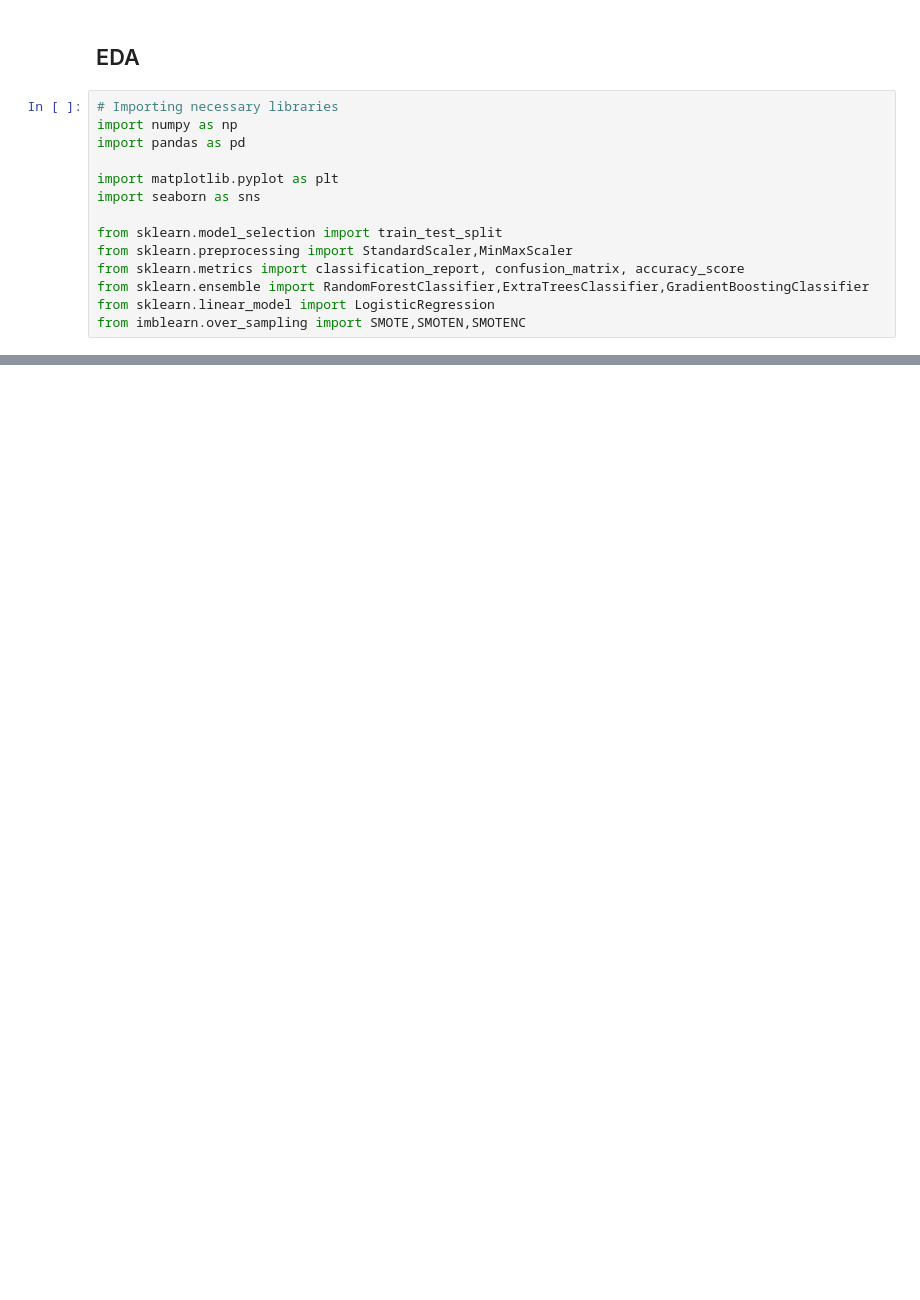
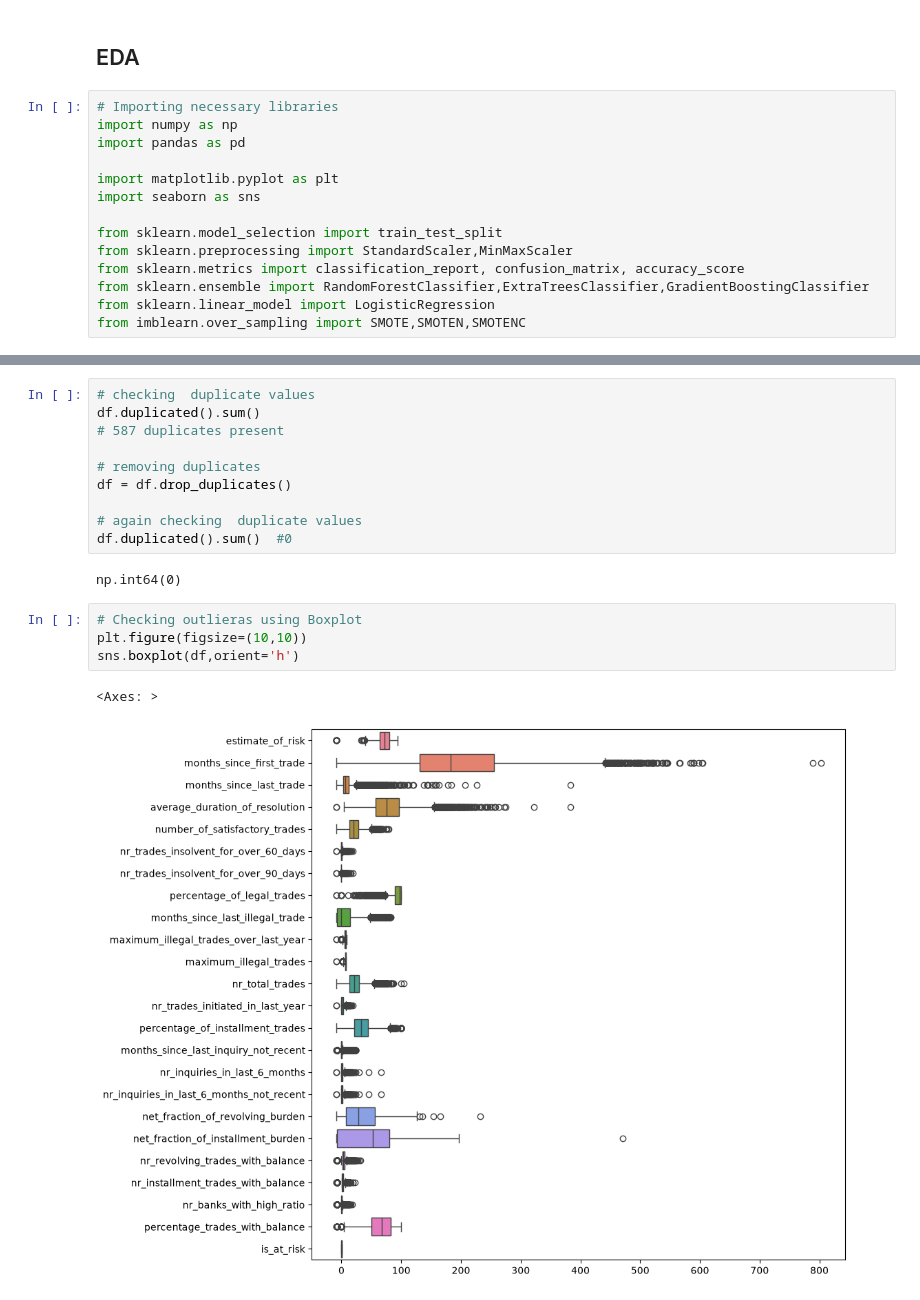
Before and after one commit to deveshdubey18/credit_risk_assessment_model, a Jupyter notebook: eda/EDA.ipynb, the cells around one changed output, grey strips where cells are left out. Saved outputs shown, nothing was run; the diff lists cells and outputs as text; blank space fills up the shorter version.

```diff
--- a/eda/EDA.ipynb
+++ b/eda/EDA.ipynb
@@ -28,0 +79,19 @@ df.head()
+# %%
+# checking  duplicate values
+df.duplicated().sum()
+# 587 duplicates present
+
+# removing duplicates
+df = df.drop_duplicates()
+
+# again checking  duplicate values
+df.duplicated().sum()  #0
+# %% [output]
+np.int64(0)
+# %%
+# Checking outlieras using Boxplot
+plt.figure(figsize=(10,10))
+sns.boxplot(df,orient='h')
+# %% [output]
+<Axes: >
+[figure, added]
```
Also changed, not shown: parts of 5 cells of this notebook.
